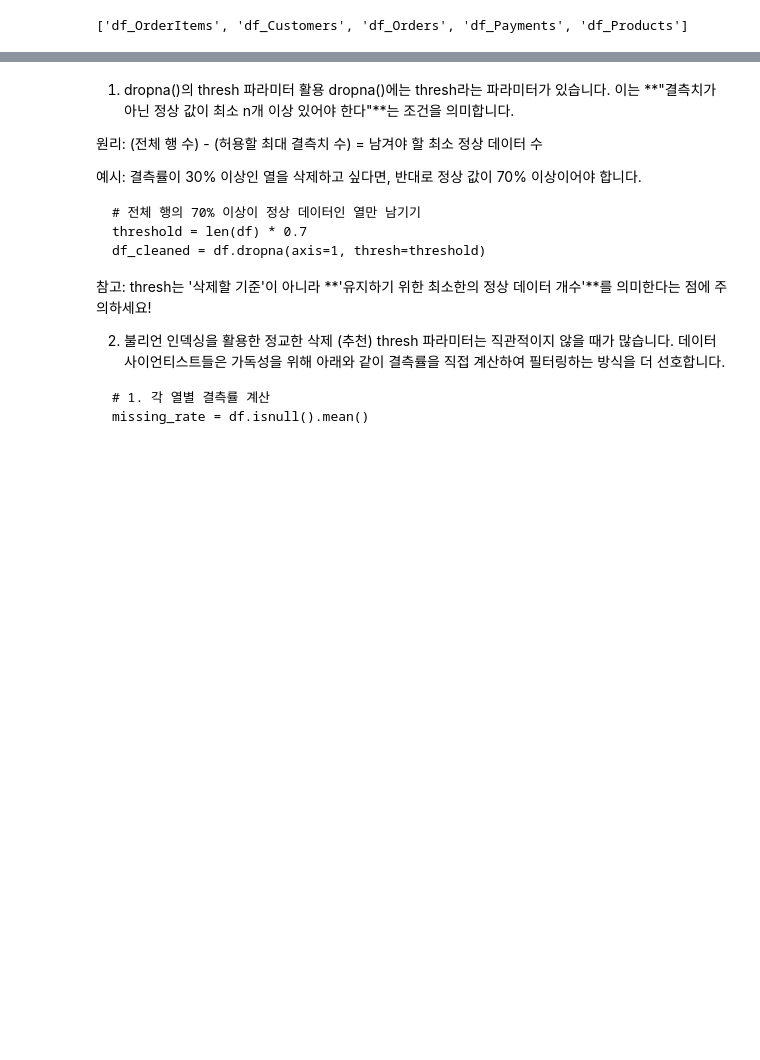
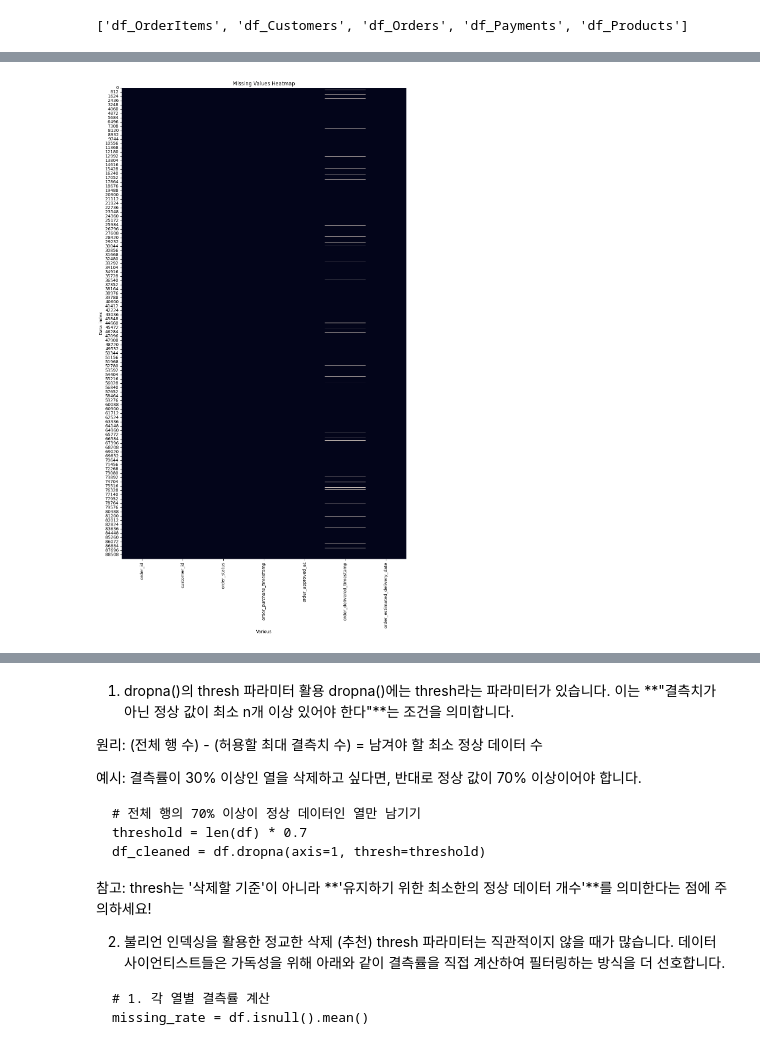
Before and after one commit to nasnah-hansan/Pandas, a Jupyter notebook: Pandas_practice_0.ipynb, the cells around one changed output, grey strips where cells are left out. Drawn from its saved outputs; the diff is of its cells as text; code cells hidden in the pictures; blank space fills up the shorter version.

```diff
--- a/Pandas_practice_0.ipynb
+++ b/Pandas_practice_0.ipynb
@@ -195,0 +114,10 @@ dtype: float64
+# %%
+# 결측치 시각화
+plt.figure(figsize=(12, 20))
+sns.heatmap(df_Orders.isnull(), cbar=False)
+plt.title('Missing Values Heatmap')
+plt.xlabel('Various')
+plt.ylabel('Data index')
+plt.show()
+# %% [output]
+[figure, added]
```
Also changed, not shown: parts of 17 cells of this notebook.
